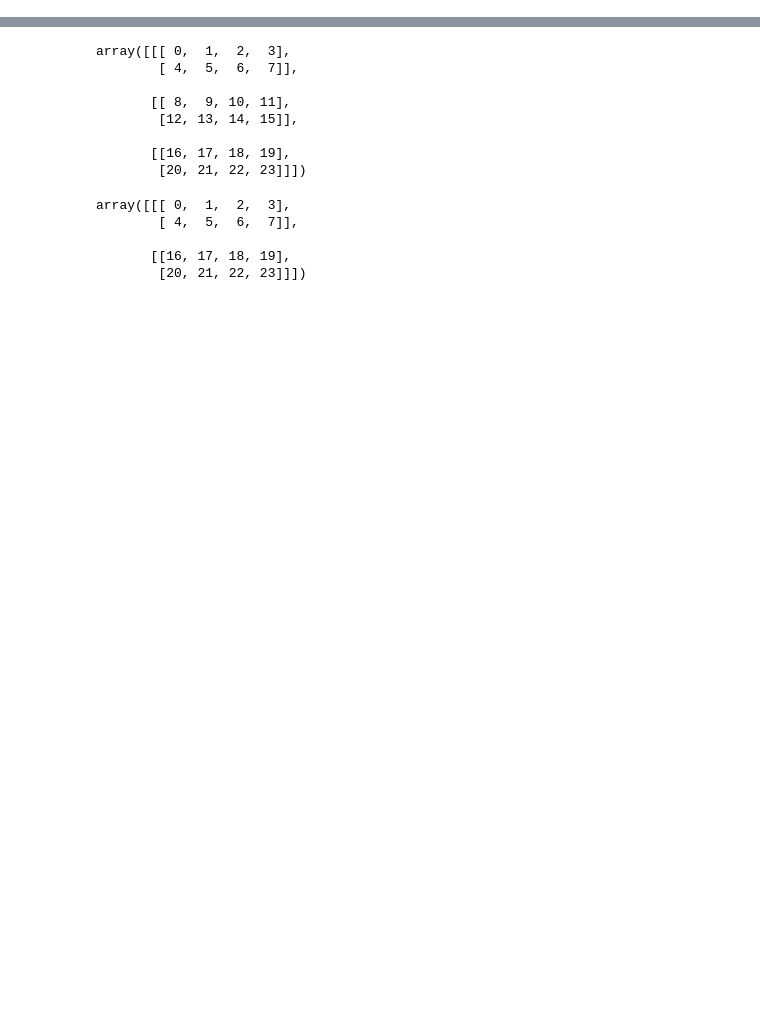
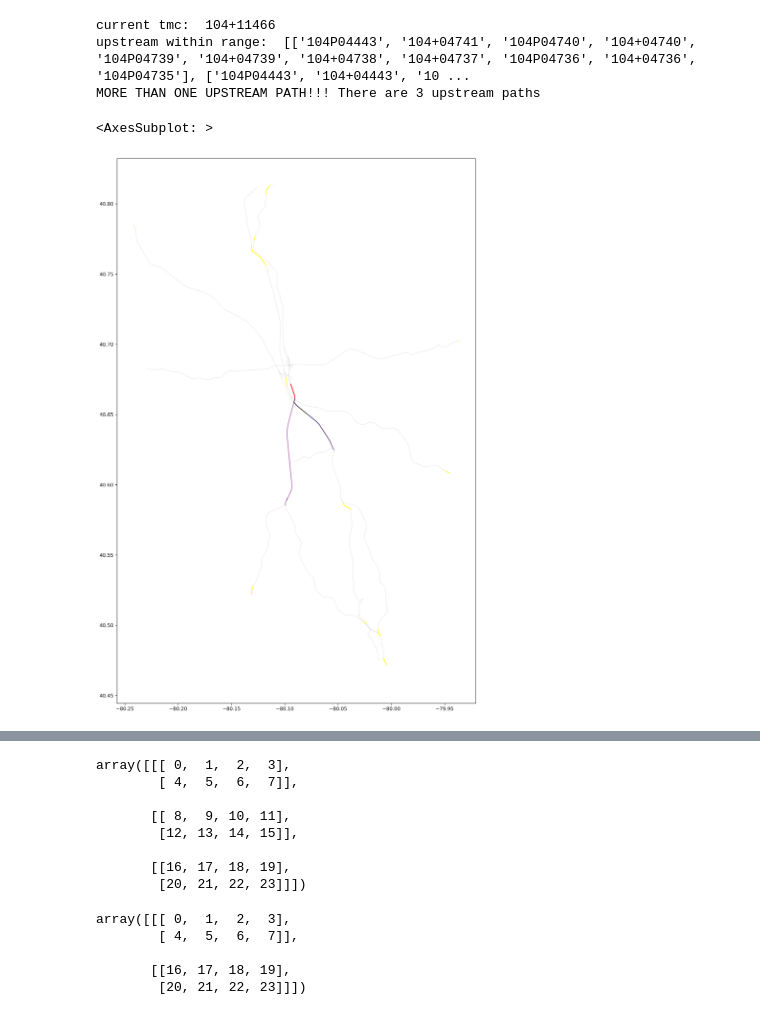
Before and after one commit to HaoWoo96/Traffic-Prediction, a Jupyter notebook: playground.ipynb, the cells around one changed output, grey strips where cells are left out. Cells and saved outputs as stored; diff of their text form; code cells hidden in the pictures; blank space fills up the shorter version.

```diff
--- a/playground.ipynb
+++ b/playground.ipynb
@@ -15,0 +429,16 @@ from tqdm import tqdm
+# %%
+# spd_tmc contains the speed data of tmc segments, and only covers 195 tmc segments in our craberry shapefile
+gdf_xd_cranberry = gpd.read_file("./data/shape/xd_shape_cranberry/xd_cranberry_for_sjoin_v2.geojson")  # features of 1401 unique xd segments manually selected from PA shape file through QGIS; shape (1401, 25)
+gdf_tmc_cranberry = gpd.read_file("./data/shape/tmc_shape_cranberry/tmc_cranberry_v2.geojson")  # id and geometry of 1037 unique tmc segments in cranberry shape file, 383 of which are covered in "set_spd_tmc_segments"; shape (1037, 16)
+# %%
+with open("./id_cranberry_XD.txt", "w") as f:
+    for i, id in enumerate(list(gdf_xd_cranberry.XDSegID)):
+        f.write(id)
+        if i != len(list(gdf_xd_cranberry.XDSegID))-1:
+            f.write(",")
+# %%
+with open("./id_cranberry_TMC.txt", "w") as f:
+    for i, id in enumerate(list(gdf_tmc_cranberry.tmc)):
+        f.write(id)
+        if i != len(list(gdf_tmc_cranberry.tmc))-1:
+            f.write(",")
@@ -15,0 +491,35 @@ from tqdm import tqdm
+# %%
+i = 3
+check_curr_tmc = "104+11466" #list(set_tmc_segments_for_upstream)[i]
+
+print("current tmc: ", check_curr_tmc)#, df_tmc_attr[df_tmc_attr.id_tmc == check_curr_tmc].direction)
+
+check_upstream = dict_upstream_tmc[check_curr_tmc]
+check_upstream_within_range = dict_upstream_tmc_5_miles[check_curr_tmc]
+
+print("upstream within range: ", check_upstream_within_range)
+fig, ax = plt.subplots(1,figsize=(30,20), dpi=300)
+gdf_shp_tmc.plot(ax=ax, color="grey", alpha=0.05) # entire TMC segments in cranberry
+gdf_shp_tmc[(gdf_shp_tmc.id.isin(set_tmc_segments_for_upstream)) & (~gdf_shp_tmc.id.isin(dict_prev_tmc))].plot(ax=ax, color="yellow") # TMC segments without prev neighbors
+gdf_shp_tmc[gdf_shp_tmc.id == check_curr_tmc].plot(ax=ax, color="red") # source
+if len(check_upstream_within_range) > 1:
+    print(f"MORE THAN ONE UPSTREAM PATH!!! There are {len(check_upstream_within_range)} upstream paths")
+j = 0
+
+# upstream segments within range
+for k, u in enumerate(check_upstream_within_range[j]):
+    gdf_shp_tmc[gdf_shp_tmc.id == u].plot(ax=ax, color="blue", alpha= (len(check_upstream_within_range[j])-k)/len(check_upstream_within_range[j]))
+
+# upstream segments
+for k, u in enumerate(check_upstream[j]):
+    gdf_shp_tmc[gdf_shp_tmc.id == u].plot(ax=ax, color="green", alpha= (len(check_upstream[j])-k)/len(check_upstream[j]))
+
+# upstream unique segments
+# gdf_shp_tmc[gdf_shp_tmc.id.isin(dict_upstream_unique_tmc[check_curr_tmc])].plot(ax=ax, color="purple", alpha=0.5)
+gdf_shp_tmc[gdf_shp_tmc.id.isin(dict_upstream_unique_tmc_5_miles[check_curr_tmc])].plot(ax=ax, color="purple", alpha=0.5)
+# %% [output]
+current tmc:  104+11466
+upstream within range:  [['104P04443', '104+04741', '104P04740', '104+04740', '104P04739', '104+04739', '104+04738', '104+04737', '104P04736', '104+04736', '104P04735'], ['104P04443', '104+04443', '10 ...
+MORE THAN ONE UPSTREAM PATH!!! There are 3 upstream paths
+<AxesSubplot: >
+[figure, added]
```
Also changed, not shown: parts of 90 cells of this notebook, 27 other files.
